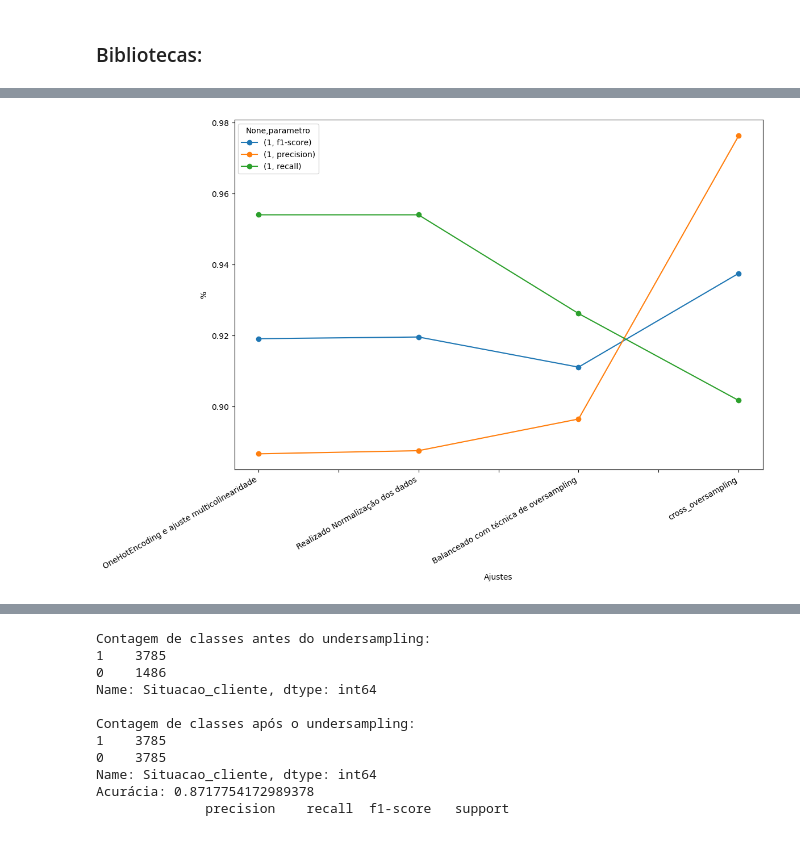
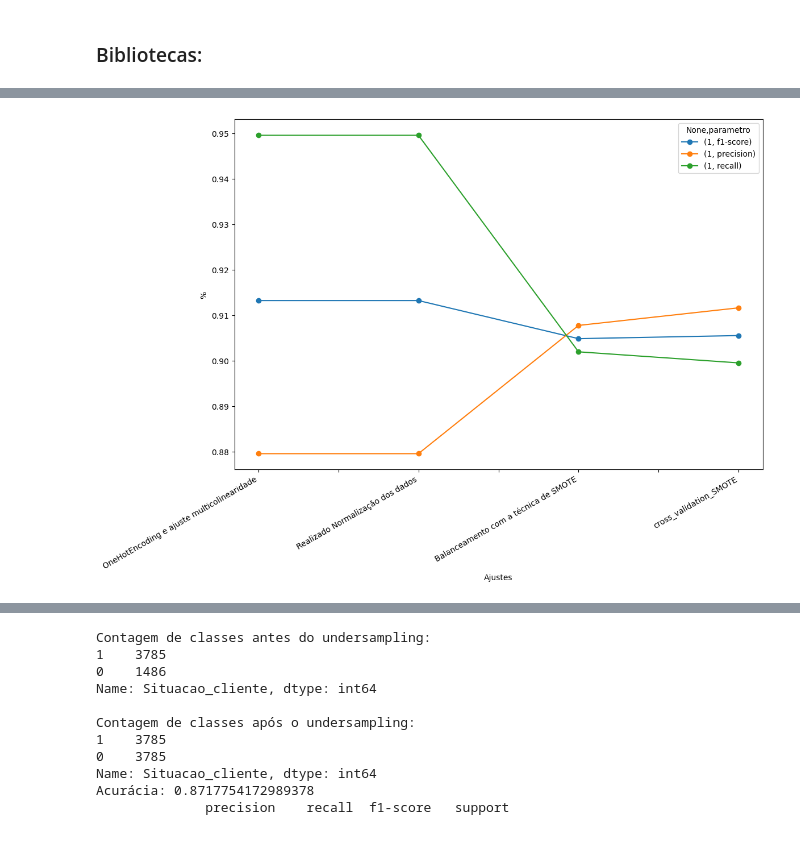
Before and after one commit to JuniorNS96/TCC, a Jupyter notebook: main.ipynb, the cells around one changed output, grey strips where cells are left out. Drawn from its saved outputs; the diff is of its cells as text; code cells hidden in the pictures.

Commit message:
alterado oversampling para metodo SMOTE

```diff
--- a/main.ipynb
+++ b/main.ipynb
@@ -1478,5 +1436,5 @@ weighted avg       0.94      0.94      0.94      7570
 # %%
-df_relatorio = geraRelatorio(df_relatorio,y_resampled,'Random Forest','cross_oversampling')
+df_relatorio = geraRelatorio(df_relatorio,y_resampled,'Random Forest','cross_validation_SMOTE')
 df_relatorio
 # %% [output]
 |  | parametro | 0 | 1 | modelo | obs |
@@ -1495,8 +1452,0 @@ df_relatorio
-# %%
-X_treino, X_teste, y_treino, y_teste = train_test_split(X, y, test_size=0.2, random_state=42)
-rus = RandomUnderSampler(sampling_strategy='auto', random_state=42)
-X_resampled, y_resampled = rus.fit_resample(X_treino, y_treino)
-rf_model = RandomForestClassifier(n_estimators=100, random_state=42)
-previsoes = cross_val_predict(rf_model, X_resampled, y_resampled, cv=5)
-report = classification_report(y_resampled, previsoes)
-print(report)
@@ -1532,0 +1474,9 @@ df_relatorio
+# %%
+
+X_treino, X_teste, y_treino, y_teste = train_test_split(X, y, test_size=0.2, random_state=42)
+smote = SMOTE(random_state=42)
+X_resampled, y_resampled = smote.fit_resample(X_treino, y_treino)
+rf_model = RandomForestClassifier(n_estimators=100, random_state=42)
+previsoes = cross_val_predict(rf_model, X_resampled, y_resampled, cv=5)
+report = classification_report(y_resampled, previsoes)
+print(report)
@@ -1532,0 +1492,3 @@ df_relatorio
+# %%
+df_relatorio = geraRelatorio(df_relatorio,y_resampled,'Random Forest','smote_cross')
+df_relatorio
@@ -1533,17 +1513,17 @@ df_relatorio
 # %%
-ordem = ['OneHotEncoding e ajuste multicolinearidade',
+val_ordem = ['OneHotEncoding e ajuste multicolinearidade',
          'Realizado Normalização dos dados',
-         'Balanceado com técnica de oversampling',
-        'cross_oversampling']
-df_relatorio2 =df_relatorio
-df_relatorio2['obs'] = pd.Categorical(df_relatorio2['obs'], categories=ordem, ordered=True)
+         'Balanceamento com a técnica de SMOTE',
+        'cross_validation_SMOTE']
+df_relatorio2 = df_relatorio[df_relatorio['obs'].isin(val_ordem)].loc[0:,]
+df_relatorio2['obs'] = pd.Categorical(df_relatorio2['obs'], categories=val_ordem, ordered=True)
 df_relatorio2 = df_relatorio2.sort_values(by='obs')
-df_pivot = df_relatorio.pivot(index='obs', columns='parametro', values=['1'])
+df_pivot = df_relatorio2.pivot(index='obs', columns='parametro', values=['1'])
 ax = df_pivot.plot(kind='line', marker='o', figsize=(12, 8))
 ax.set_ylabel('%')
 ax.set_xlabel('Ajustes')
 plt.xticks(rotation=30,ha='right')
 plt.show()
 # %% [output]
-[figure, old version]
+[figure, new version]
 # %%
```
Also changed, not shown: parts of 25 cells of this notebook.
